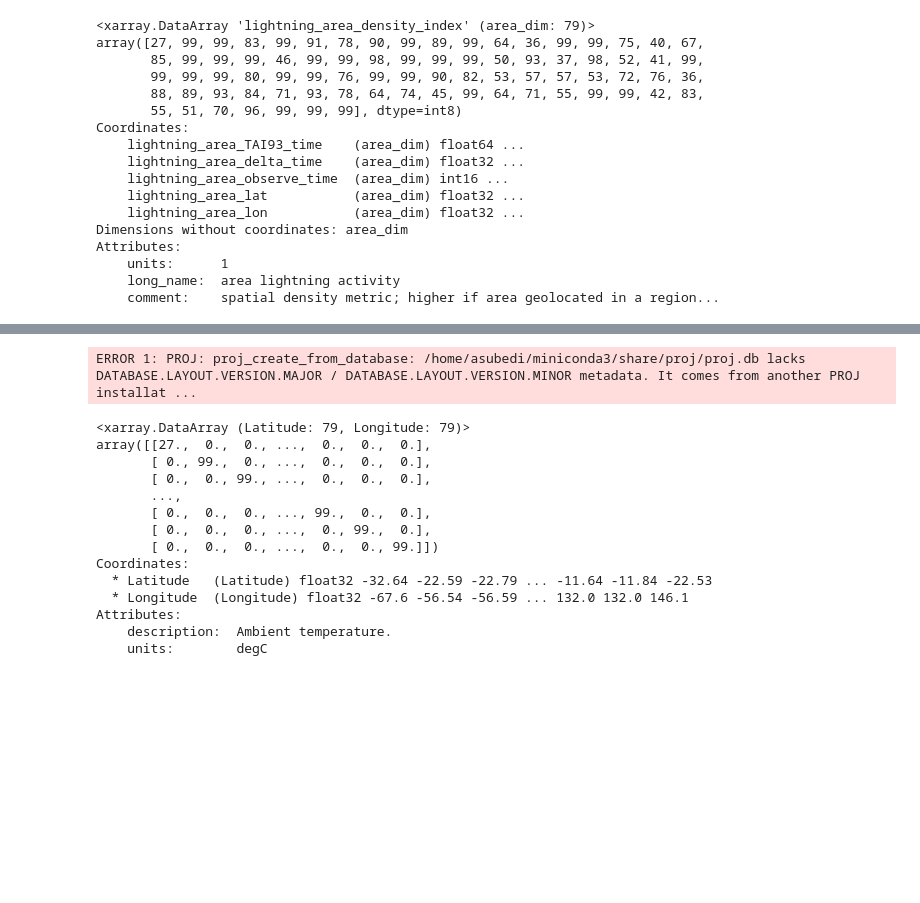
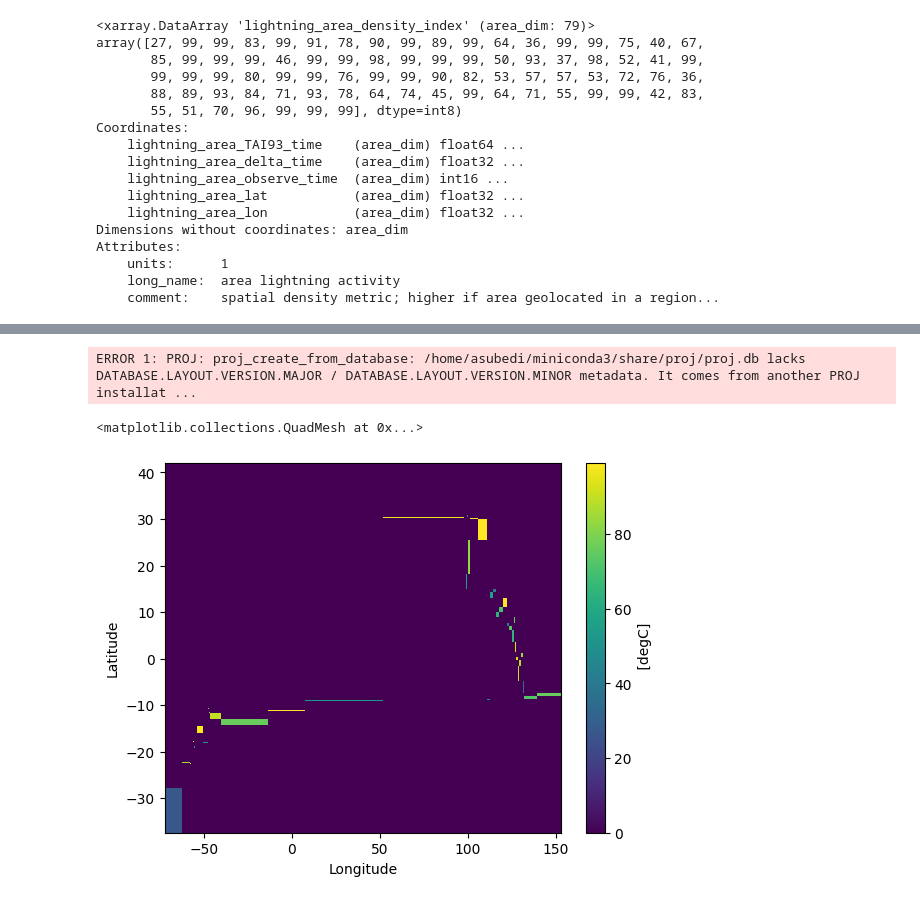
Before and after one commit to Alan1321/iss_lis_cog_generator, a Jupyter notebook: Learning_Jupyter.ipynb, the cells around one changed output, grey strips where cells are left out. Drawn from its saved outputs; the diff is of its cells as text; code cells hidden in the pictures; blank space fills up the shorter version.

Commit message:
Added the new grid, still not perfected need to work on it more

```diff
--- a/Learning_Jupyter.ipynb
+++ b/Learning_Jupyter.ipynb
@@ -93,9 +94,11 @@ lat1 = grid.lightning_area_lat
 # %%
 lat = np.copy(file2.lightning_area_density_index.lightning_area_lat.data)
 lon = np.copy(file2.lightning_area_density_index.lightning_area_lon.data)
+npData = np.zeros((lat_len, lon_len))
 
-# lon.sort()
-# lat.sort()
+lat_len = len(grid.lightning_area_lat)
+lon_len = len(grid.lightning_area_lat)
 
-print(lat)
-print(lon)
+sorted_lat = np.sort(lat, axis=0)
+sorted_lon = np.sort(lon, axis=0)
+npData2 = np.zeros((lat_len, lon_len))
@@ -131,0 +141,9 @@ for i in range (lat_len):
+# %%
+#create new grid here
+for i in range(lat_len):
+    for j in range(lon_len):
+        npData2[i][j] = get_value(sorted_lat[j], sorted_lon[i])
+        #print(f"lat: {sorted_lat[j]}, lon: {sorted_lon[i]}" ,get_value(sorted_lat[j], sorted_lon[i]))
+np.set_printoptions(threshold=sys.maxsize)
+print(sorted_lat)
+print(sorted_lon)
@@ -132,10 +188,23 @@ for i in range (lat_len):
 # %%
+# finalFile = xa.DataArray(
+#     data = npData,
+#     dims=("Latitude", "Longitude"),
+#     coords={
+#         "Latitude":lat,
+#         "Longitude":lon
+#     },
+#     attrs=dict(
+#         description="Ambient temperature.",
+#         units="degC",
+#     ),
+# )
+
 finalFile = xa.DataArray(
-    data = npData,
+    data = npData2,
     dims=("Latitude", "Longitude"),
     coords={
-        "Latitude":lat,
-        "Longitude":lon
+        "Latitude":sorted_lat,
+        "Longitude":sorted_lon
     },
     attrs=dict(
         description="Ambient temperature.",
@@ -145,23 +214,11 @@ finalFile = xa.DataArray(
 # %%
 finalFile = finalFile.transpose('Latitude', 'Longitude')
 finalFile.rio.set_spatial_dims(x_dim='Longitude', y_dim='Latitude', inplace=True)
 finalFile.rio.crs
 finalFile.rio.set_crs('epsg:4326', inplace=TRUE)
-#finalFile.plot()
+finalFile.plot()
 # %% [output]
 ERROR 1: PROJ: proj_create_from_database: /home/asubedi/miniconda3/share/proj/proj.db lacks DATABASE.LAYOUT.VERSION.MAJOR / DATABASE.LAYOUT.VERSION.MINOR metadata. It comes from another PROJ installat ...
-<xarray.DataArray (Latitude: 79, Longitude: 79)>
-array([[27.,  0.,  0., ...,  0.,  0.,  0.],
-       [ 0., 99.,  0., ...,  0.,  0.,  0.],
-       [ 0.,  0., 99., ...,  0.,  0.,  0.],
-       ...,
-       [ 0.,  0.,  0., ..., 99.,  0.,  0.],
-       [ 0.,  0.,  0., ...,  0., 99.,  0.],
-       [ 0.,  0.,  0., ...,  0.,  0., 99.]])
-Coordinates:
-  * Latitude   (Latitude) float32 -32.64 -22.59 -22.79 ... -11.64 -11.84 -22.53
-  * Longitude  (Longitude) float32 -67.6 -56.54 -56.59 ... 132.0 132.0 146.1
-Attributes:
-    description:  Ambient temperature.
-    units:        degC
+<matplotlib.collections.QuadMesh at 0x...>
+[figure, added]
 # %%
```
Also changed, not shown: parts of 9 cells of this notebook, 4 other files.
